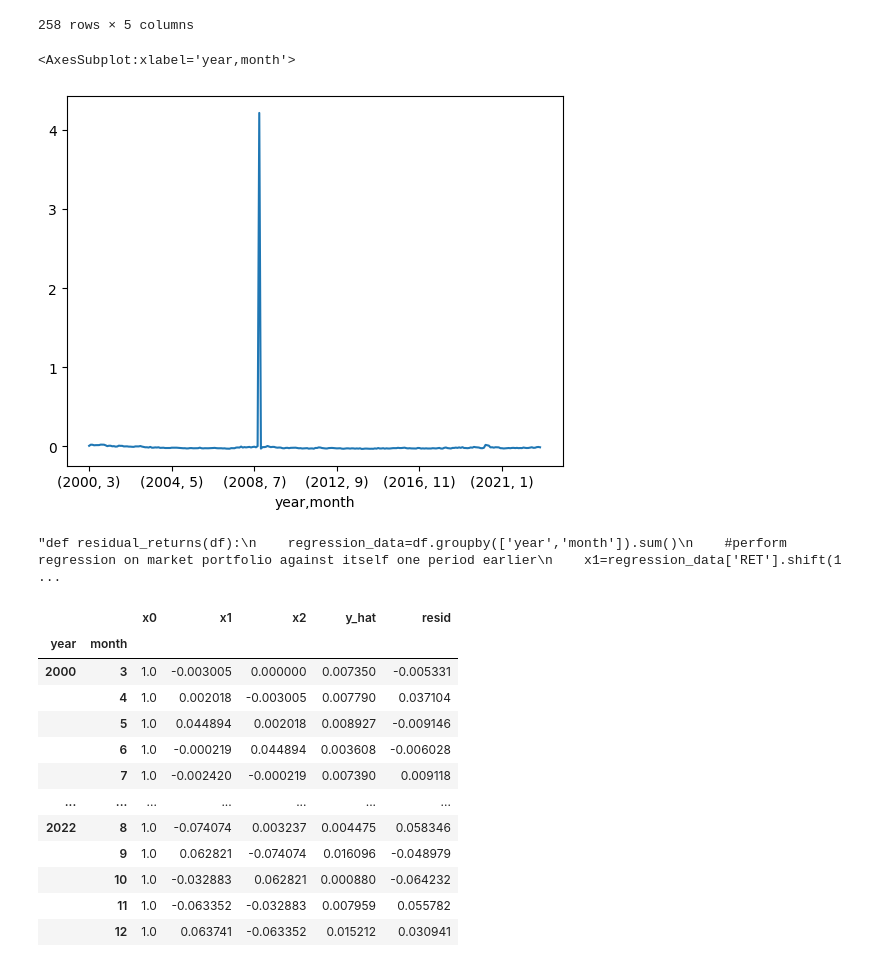
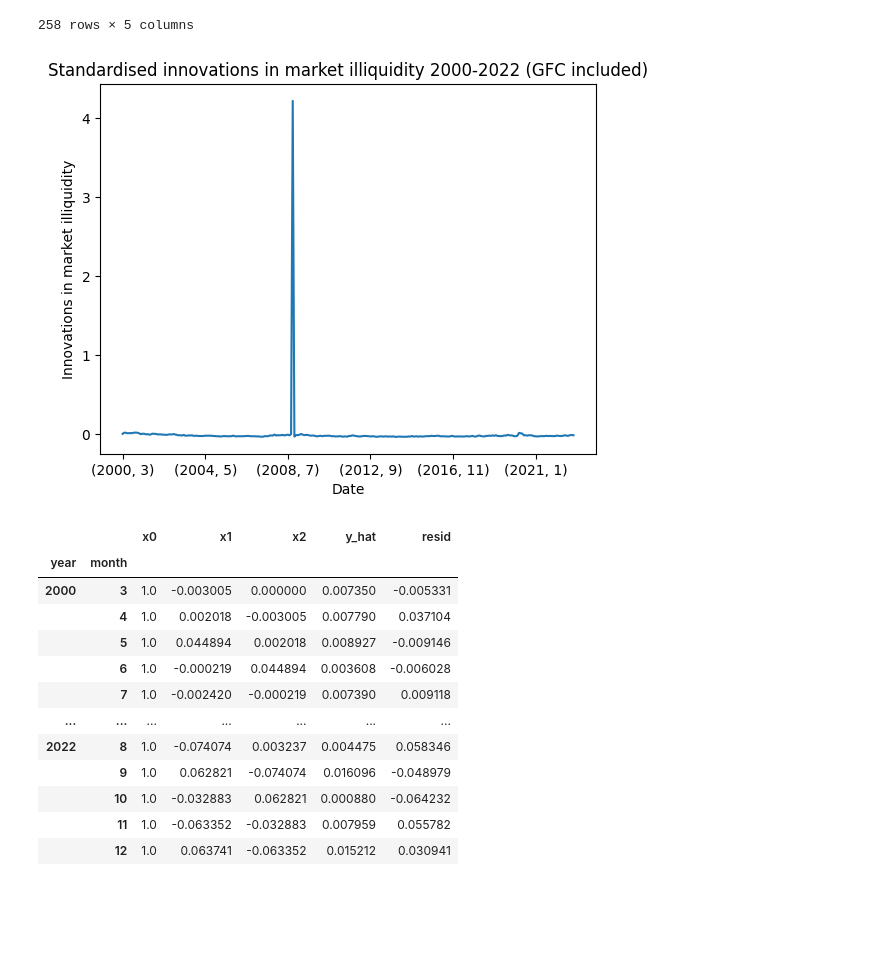
Before and after one commit to JMCG22/pm_cw, a Jupyter notebook: Data_combined_new_data.ipynb, the cells around one changed output. Drawn from its saved outputs; the diff is of its cells as text; code cells hidden in the pictures; blank space fills up the shorter version.

```diff
--- a/Data_combined_new_data.ipynb
+++ b/Data_combined_new_data.ipynb
@@ -82,7 +96,9 @@ df_AMEX_NYSE
 |  |  |  | 2022-12-30 | 1 | FABRINET | 128.22 | 89389.0 | -0.006432 | 36587.0 | 11.461458 | 4.691185 |
 17962142 rows × 8 columns
 # %%
-'''# Remove Great Financial Crisis years
-df_AMEX_NYSE = df_AMEX_NYSE.drop(2007, level=1)
-df_AMEX_NYSE = df_AMEX_NYSE.drop(2008, level=1)'''
+'''if data == 'new_no_GFC':
+    # Remove Great Financial Crisis years
+    df_AMEX_NYSE = df_AMEX_NYSE.drop(2007, level=1)
+    df_AMEX_NYSE = df_AMEX_NYSE.drop(2008, level=1)
+    df_AMEX_NYSE = df_AMEX_NYSE.drop(2009, level=1)'''
 # %% [output]
@@ -256,11 +267,8 @@ df_AMEX_NYSE_monthly_portfolio_caps = pd.DataFrame(monthly_portfolio_caps, index
 # Now we have the market portfolio monthly caps by equal weight
 df_AMEX_NYSE_monthly_portfolio_caps.index = pd.MultiIndex.from_tuples(df_AMEX_NYSE_monthly_portfolio_caps.index, names=['year', 'month'])
 
-'''# We now need the cap ratios to the cap of July 1962
-base = df_AMEX_NYSE_monthly_portfolio_caps.loc[(1962, 7), 'CAP']'''
-
-# We now need the cap ratios to the cap of Jan 2000
-base = df_AMEX_NYSE_monthly_portfolio_caps.loc[(2000, 1), 'CAP']
+# We now need the cap ratios to the cap of July 1962
+base = df_AMEX_NYSE_monthly_portfolio_caps.loc[start, 'CAP']
 
 # We compute the ratio of the current market cap to that of July 1962
 df_AMEX_NYSE_monthly_portfolio_caps['RATIO'] = df_AMEX_NYSE_monthly_portfolio_caps['CAP'] / base
@@ -275,14 +283,12 @@ df_illiquidity_market['ADJUSTED ILLIQUIDITY'] = np.zeros(len(df_illiquidity_mark
 for index in df_illiquidity_market.index:
     pos = index[1:3]
 
-    #if (pos == (1962, 7)):
-    if (pos == (2000, 1)):
+    if (pos == start):
         df_illiquidity_market.loc[index, 'ADJUSTED ILLIQUIDITY'] = df_illiquidity_market.loc[index, 'ILLIQUIDITY']
     else:
         i = df_AMEX_NYSE_monthly_portfolio_caps.index.get_loc(pos)
         ratio = df_AMEX_NYSE_monthly_portfolio_caps.iloc[i - 1, 1]
-        df_illiquidity_market.loc[index, 'ADJUSTED ILLIQUIDITY'] = df_illiquidity_market.loc[index, 'ILLIQUIDITY'] * ratio
-'''
+        df_illiquidity_market.loc[index, 'ADJUSTED ILLIQUIDITY'] = df_illiquidity_market.loc[index, 'ILLIQUIDITY'] * ratio'''
 # %% [output]
 "# Now we can find the illiquidity adjustments c as described in the paper\n# To do so we first combine our illiquidity and cap dataframe so that each stock for each month of each year is multiplied b ...
 # %%
@@ -297 +310,12 @@ df_illiquidity_market = pd.read_csv('Data/AMEX_NYSE_daily_illiquidity_market_new
+# %%
+# Reading in illiquidity values
+if data == 'paper':
+    # Takes a long time so just read in instead for paper data
+    df_illiquidity_market = pd.read_csv('Data/AMEX_NYSE_daily_illiquidity_market.csv', index_col=['PERMNO', 'year', 'month'])
+elif data == 'new':
+    # Takes a long time so just read in instead for new data
+    df_illiquidity_market = pd.read_csv('Data/AMEX_NYSE_daily_illiquidity_market_new_data.csv', index_col=['PERMNO', 'year', 'month'])
+else:
+    # Takes a long time so just read in instead for new data with no GFC
+    df_illiquidity_market = pd.read_csv('Data/AMEX_NYSE_daily_illiquidity_market_new_data_no_2008.csv', index_col=['PERMNO', 'year', 'month'])
 # %%
@@ -472,12 +461,15 @@ market_regression_residual[16:]
 |  | 11 | 1.0 | 0.288363 | 0.284823 | 0.296985 | -0.006238 |
 |  | 12 | 1.0 | 0.290746 | 0.290388 | 0.297021 | -0.010337 |
 258 rows × 5 columns
-# %%
-vals = market_regression_residual['resid'].loc[(2000, 1):]
-vals.plot()
-# %% [output]
-<AxesSubplot:xlabel='year,month'>
-[figure, removed]
+# %%
+vals = market_regression_residual['resid'].loc[start:]
+vals.plot()
+plt.title('Standardised innovations in market illiquidity 2000-2022 (GFC included)')
+plt.xlabel('Date')
+plt.ylabel('Innovations in market illiquidity')
+plt.show()
+# %% [output]
+[figure, added]
 # %%
 def residual_returns(df):
     regression_data=df.groupby(['year','month']).sum()
@@ -507,29 +499,6 @@ def residual_returns(df):
     return xs
 
     #missing last entry as this would require knowing the future market value I think
-# %%
-'''def residual_returns(df):
-    regression_data=df.groupby(['year','month']).sum()
-    #perform regression on market portfolio against itself one period earlier
-    x1=regression_data['RET'].shift(1)[1:].to_frame()
-    y=regression_data['RET'][1:]
-
-    #capm assumes intercept is 0
-    #consider as regressing y=r_t-1 on x=r_t-2 to avoid bias
-
-    coefs=np.linalg.inv(x1.T@x1).dot(np.dot(x1.T,y)).T
-
-    #now estimate residuals
-    # r_t vs E_t-1[r_t]
-    x1['y_hat']=x1*coefs #E_t-1[r_t]=B*r_t-1
-    x1['resid']=y.shift(-1)-x1['y_hat'] #r_t-b*r_t-1
-    market_portfolio_regression=x1
-
-    return market_portfolio_regression
-
-    #missing last entry as this would require knowing the future market value I think'''
-# %% [output]
-"def residual_returns(df):\n    regression_data=df.groupby(['year','month']).sum()\n    #perform regression on market portfolio against itself one period earlier\n    x1=regression_data['RET'].shift(1 ...
 # %%
 market_portfolio_regression=residual_returns(df_AMEX_NYSE_market_portfolios)
 # %%
```
Also changed, not shown: parts of 24 cells of this notebook.
